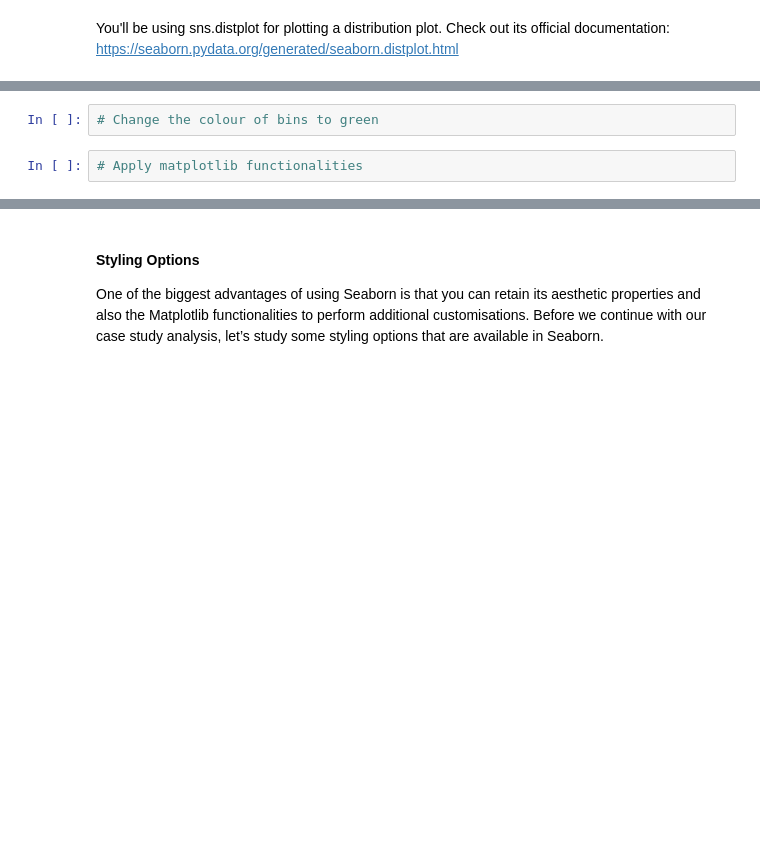
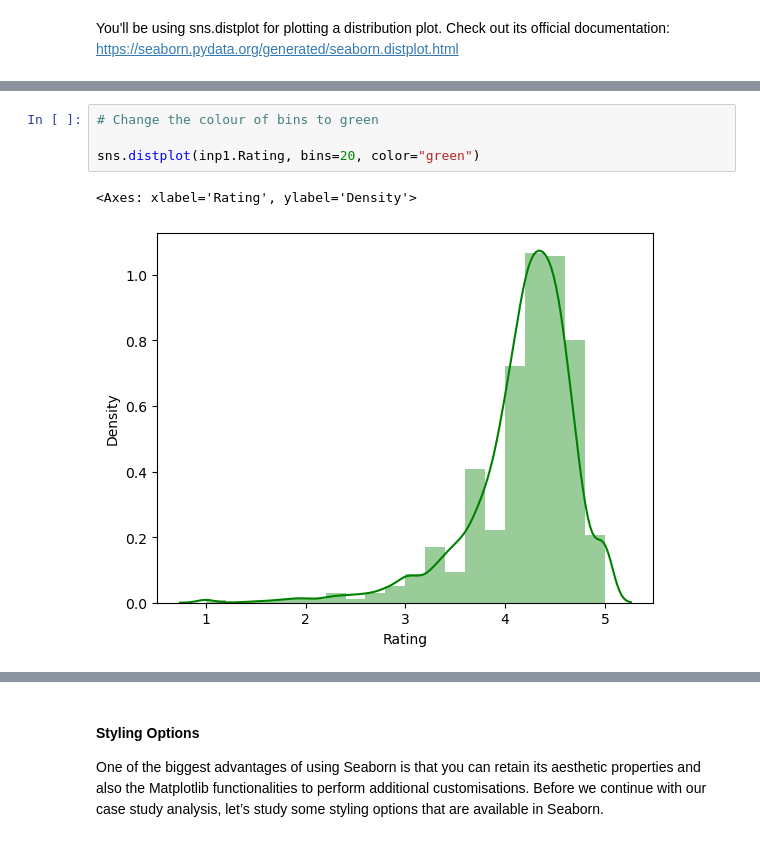
Before and after one commit to PrakNew/UpGrad, a Jupyter notebook: Data Visualisation/Case Study/Case Study Notebook/Data Visualisation in Python - Case Study.ipynb, the cells around one changed output, grey strips where cells are left out. Saved outputs shown, nothing was run; the diff lists cells and outputs as text; blank space fills up the shorter version.

```diff
--- a/Data Visualisation/Case Study/Case Study Notebook/Data Visualisation in Python - Case Study.ipynb
+++ b/Data Visualisation/Case Study/Case Study Notebook/Data Visualisation in Python - Case Study.ipynb
@@ -575,4 +594,7 @@ You'll be using sns.distplot for plotting a distribution plot. Check out its off
 # %%
 # Change the colour of bins to green
+
+sns.distplot(inp1.Rating, bins=20, color="green")
+# %% [output]
+<Axes: xlabel='Rating', ylabel='Density'>
+[figure, added]
-# %%
-# Apply matplotlib functionalities
```
Also changed, not shown: parts of 20 cells of this notebook.
